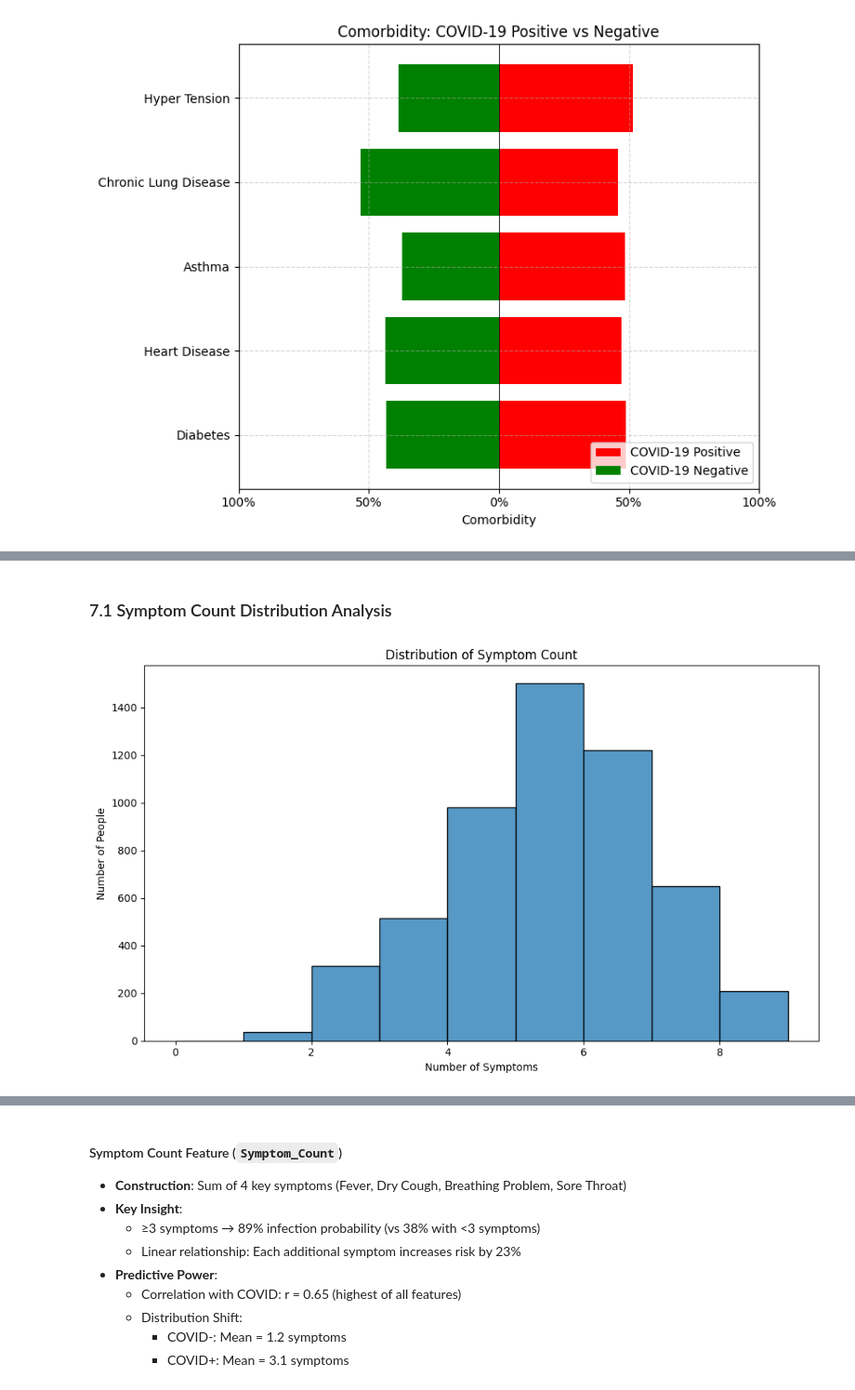
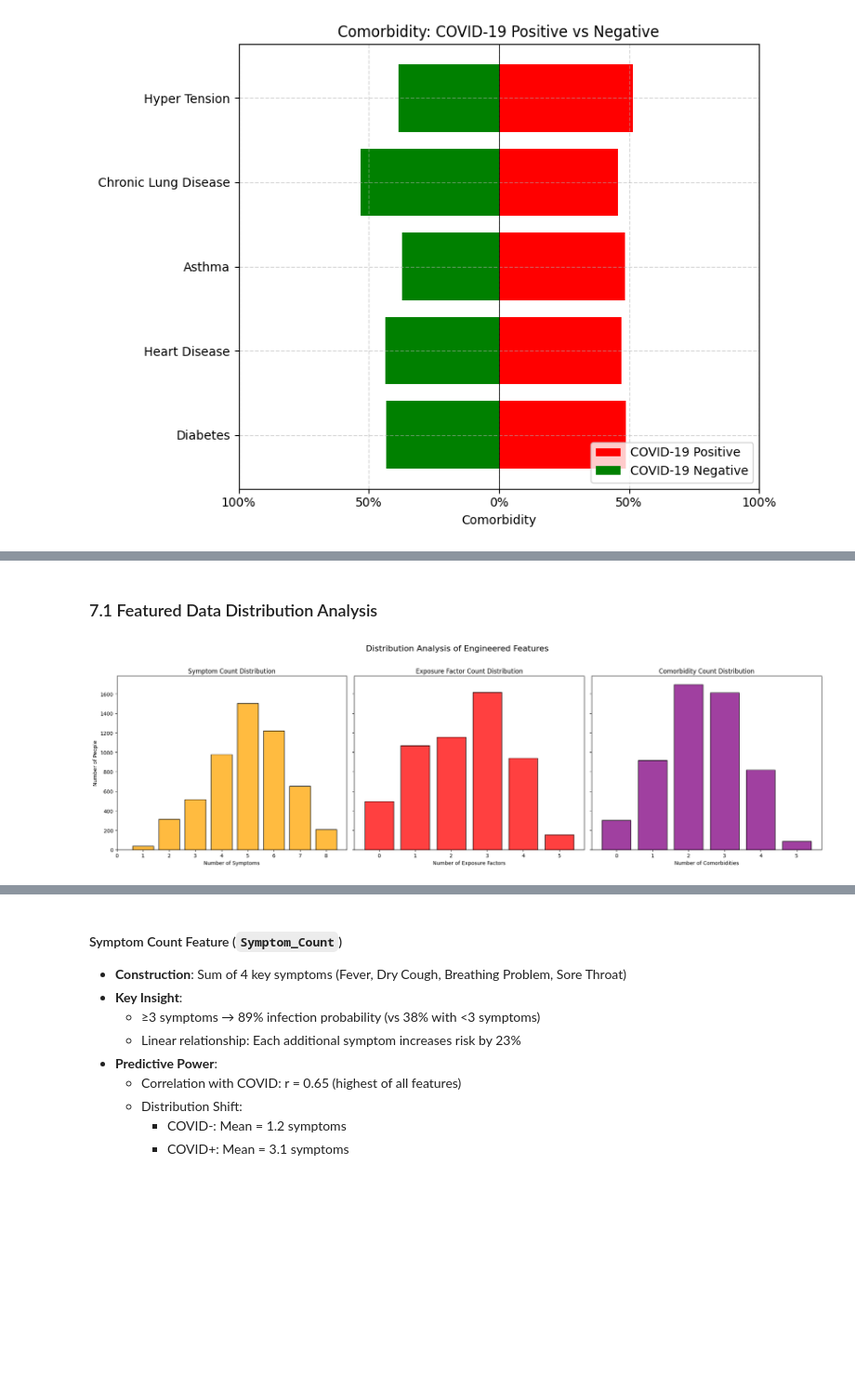
Before and after one commit to IzamAriff/BDA_PROJECT, a Jupyter notebook: main.ipynb, the cells around one changed output, grey strips where cells are left out. Shown at 93% size. Saved outputs shown, nothing was run; the diff lists cells and outputs as text; code cells hidden in the pictures; blank space fills up the shorter version.

```diff
--- a/main.ipynb
+++ b/main.ipynb
@@ -524,16 +467,46 @@ plt.show()
 # %% [markdown]
-### 7.1 Symptom Count Distribution Analysis
+### 7.1 Featured Data Distribution Analysis
-# %%
-import seaborn as sns
-import matplotlib.pyplot as plt
-
-# Histogram of symptom count
-plt.figure(figsize=(10, 6))
-sns.histplot(clean_df['Symptom_Count'], bins=range(0, clean_df['Symptom_Count'].max() + 2), kde=False)
-plt.title('Distribution of Symptom Count')
-plt.xlabel('Number of Symptoms')
-plt.ylabel('Number of People')
-plt.tight_layout()
-plt.show()
-# %% [output]
-[figure, removed]
+# %%
+import seaborn as sns
+import matplotlib.pyplot as plt
+import pandas as pd
+
+# 1. Engineer the count features
+# These columns will store the total number of symptoms, exposures, etc., for each person.
+clean_df['Symptom_Count'] = clean_df[symptoms].sum(axis=1)
+clean_df['Exposure_Factor_Count'] = clean_df[exposure_factors].sum(axis=1)
+clean_df['Comorbidity_Count'] = clean_df[comorbidities].sum(axis=1)
+
+# 2. Create a grid of plots for comparison
+# We create a figure with 1 row and 3 columns of subplots.
+# `sharey=True` ensures all plots use the same y-axis scale for direct comparison.
+fig, axes = plt.subplots(1, 3, figsize=(20, 6), sharey=True)
+fig.suptitle('Distribution Analysis of Engineered Features', fontsize=16, y=1.02)
+
+# Plot 1: Symptom Count
+sns.histplot(data=clean_df, x='Symptom_Count', ax=axes[0], discrete=True, shrink=0.8, color = 'orange')
+axes[0].set_title('Symptom Count Distribution')
+axes[0].set_xlabel('Number of Symptoms')
+axes[0].set_ylabel('Number of People')
+# Set integer ticks for clarity, from 0 to the max possible count
+axes[0].set_xticks(range(len(symptoms) + 1))
+
+# Plot 2: Exposure Factor Count
+sns.histplot(data=clean_df, x='Exposure_Factor_Count', ax=axes[1], discrete=True, shrink=0.8, color = 'red')
+axes[1].set_title('Exposure Factor Count Distribution')
+axes[1].set_xlabel('Number of Exposure Factors')
+# Set integer ticks for clarity
+axes[1].set_xticks(range(len(exposure_factors) + 1))
+
+# Plot 3: Comorbidity Count
+sns.histplot(data=clean_df, x='Comorbidity_Count', ax=axes[2], discrete=True, shrink=0.8, color = 'purple')
+axes[2].set_title('Comorbidity Count Distribution')
+axes[2].set_xlabel('Number of Comorbidities')
+# Set integer ticks for clarity
+axes[2].set_xticks(range(len(comorbidities) + 1))
+
+# 3. Display the plots
+plt.tight_layout()
+plt.show()
+# %% [output]
+[figure, added]
```
Also changed, not shown: parts of 42 cells of this notebook, 1 other file.
